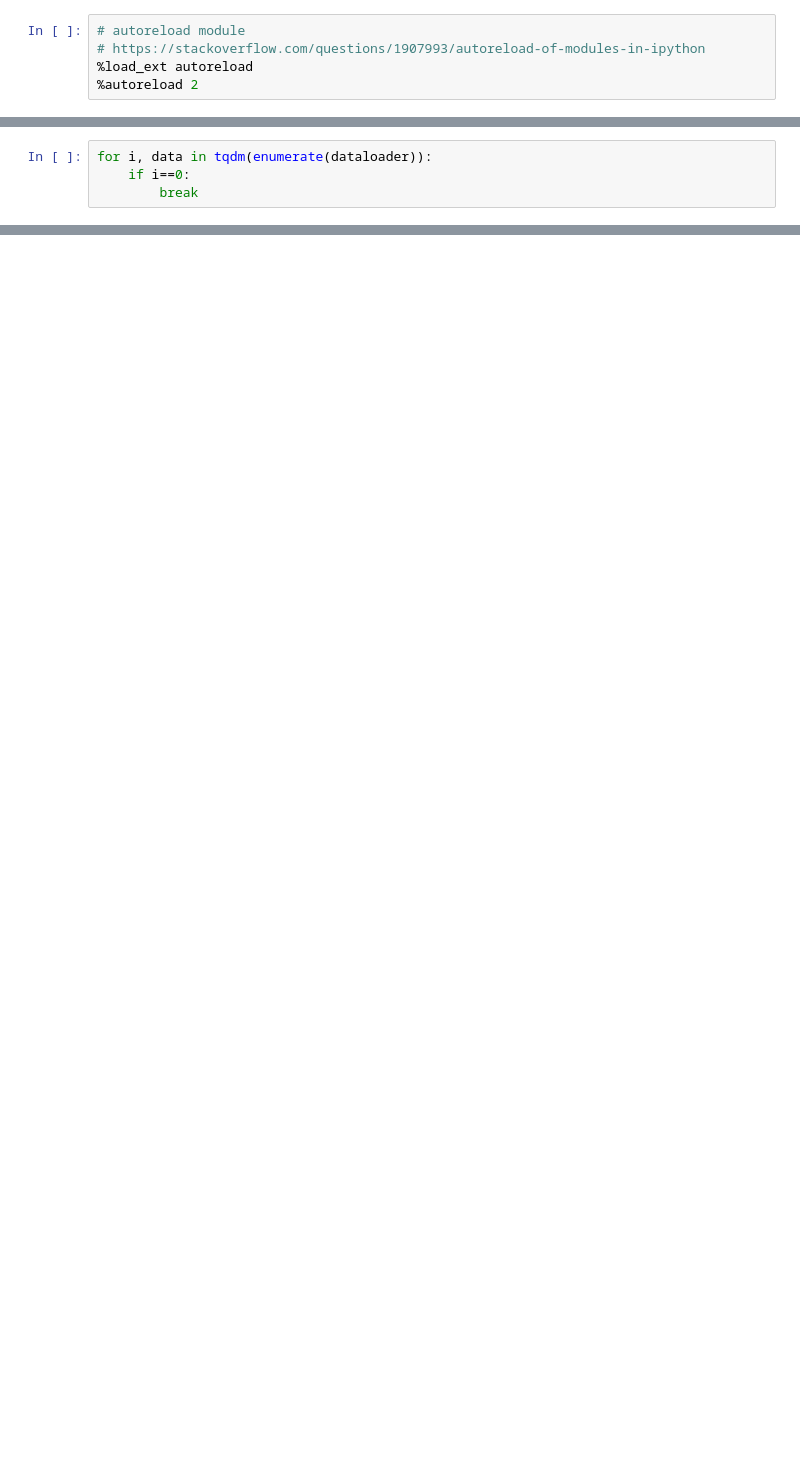
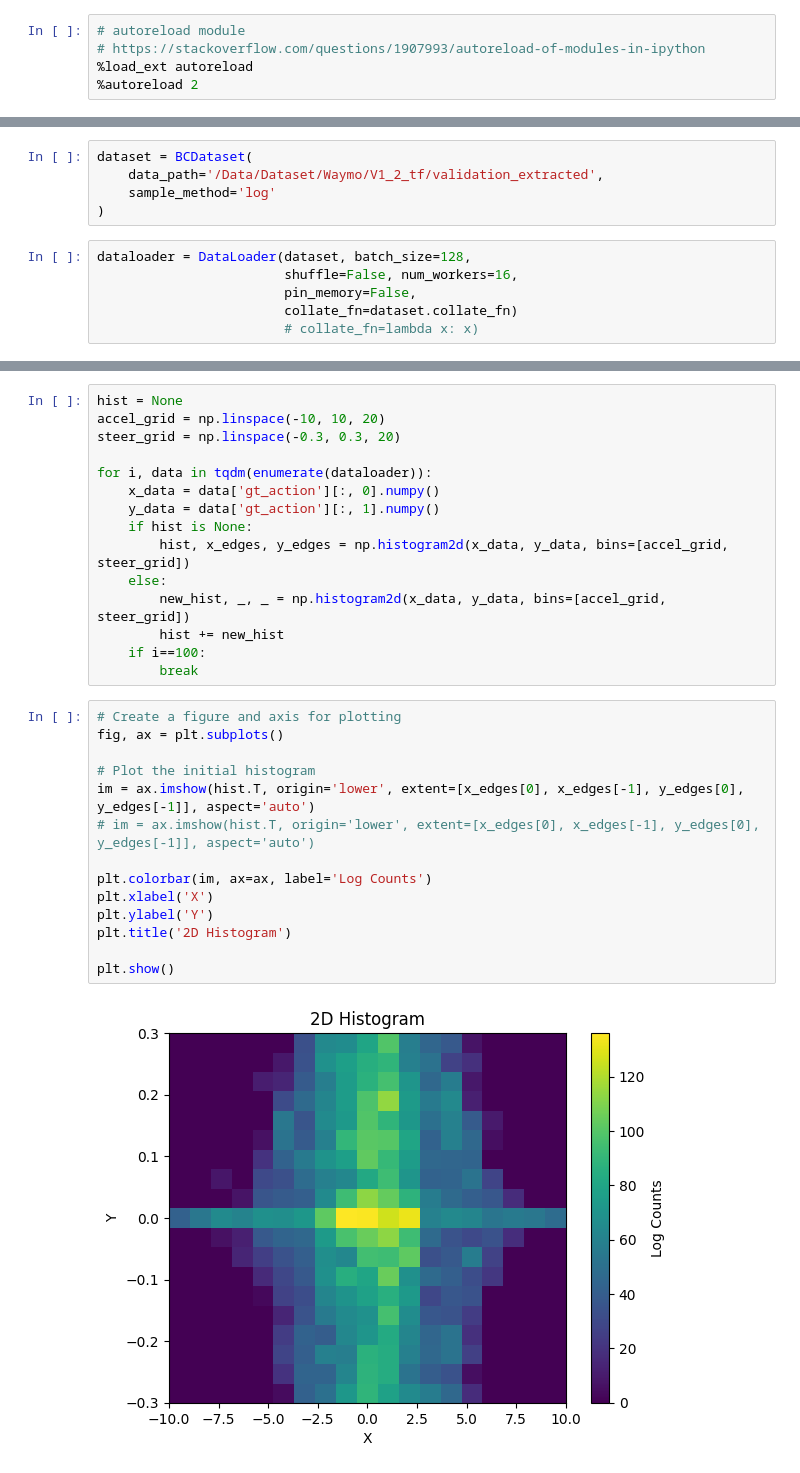
Before and after one commit to zzx9636/MTR, a Jupyter notebook: test_dataset.ipynb, the cells around one changed output, grey strips where cells are left out. Drawn from its saved outputs; the diff is of its cells as text; blank space fills up the shorter version.

Commit message:
add new bc dataloader

```diff
--- a/test_dataset.ipynb
+++ b/test_dataset.ipynb
@@ -46,4 +17,0 @@ dataloader = DataLoader(dataset, batch_size=128, collate_fn=dataset.collate_fn,
-# %%
-for i, data in tqdm(enumerate(dataloader)):
-    if i==0:
-        break
@@ -57,0 +18,11 @@ dict_keys(['obj_trajs', 'obj_trajs_mask', 'track_index_to_predict', 'obj_trajs_l
+# %%
+dataset = BCDataset(
+    data_path='/Data/Dataset/Waymo/V1_2_tf/validation_extracted',
+    sample_method='log'
+)
+# %%
+dataloader = DataLoader(dataset, batch_size=128,
+                        shuffle=False, num_workers=16,
+                        pin_memory=False,
+                        collate_fn=dataset.collate_fn)
+                        # collate_fn=lambda x: x)
@@ -57,0 +39,31 @@ dict_keys(['obj_trajs', 'obj_trajs_mask', 'track_index_to_predict', 'obj_trajs_l
+# %%
+hist = None
+accel_grid = np.linspace(-10, 10, 20)
+steer_grid = np.linspace(-0.3, 0.3, 20)
+
+for i, data in tqdm(enumerate(dataloader)):
+    x_data = data['gt_action'][:, 0].numpy()
+    y_data = data['gt_action'][:, 1].numpy()
+    if hist is None:
+        hist, x_edges, y_edges = np.histogram2d(x_data, y_data, bins=[accel_grid, steer_grid])
+    else:
+        new_hist, _, _ = np.histogram2d(x_data, y_data, bins=[accel_grid, steer_grid])
+        hist += new_hist
+    if i==100:
+        break
+# %%
+# Create a figure and axis for plotting
+fig, ax = plt.subplots()
+
+# Plot the initial histogram
+im = ax.imshow(hist.T, origin='lower', extent=[x_edges[0], x_edges[-1], y_edges[0], y_edges[-1]], aspect='auto')
+# im = ax.imshow(hist.T, origin='lower', extent=[x_edges[0], x_edges[-1], y_edges[0], y_edges[-1]], aspect='auto')
+
+plt.colorbar(im, ax=ax, label='Log Counts')
+plt.xlabel('X')
+plt.ylabel('Y')
+plt.title('2D Histogram')
+
+plt.show()
+# %% [output]
+[figure, added]
```
Also changed, not shown: parts of 8 cells of this notebook, 12 other files.
